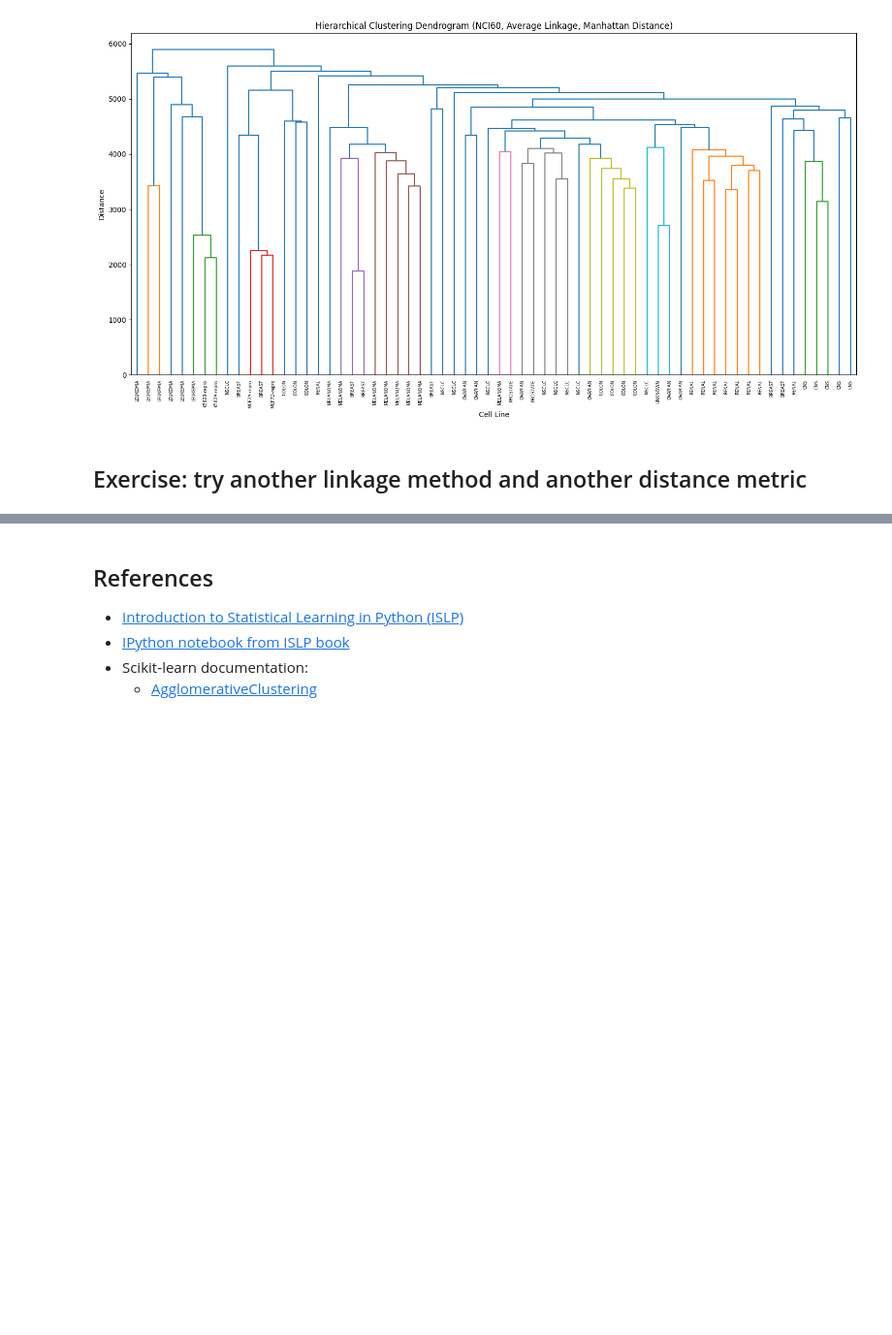
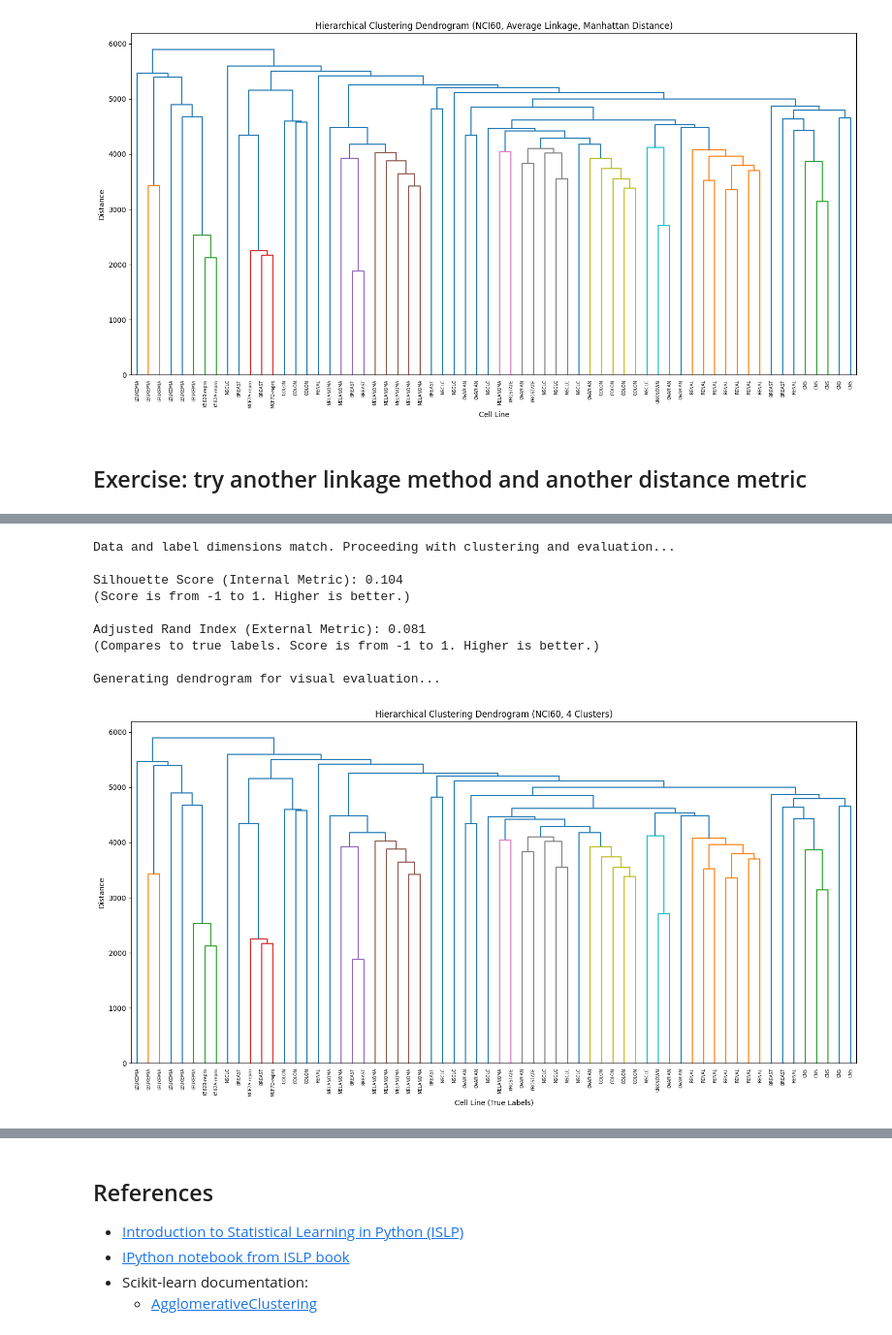
Before and after one commit to neelsoumya/python_machine_learning, a Jupyter notebook: hierarchical_clustering_python.ipynb, the cells around one changed output, grey strips where cells are left out. Shown: that part at 97% size. Saved outputs shown, nothing was run; the diff lists cells and outputs as text; code cells hidden in the pictures; blank space fills up the shorter version.

```diff
--- a/hierarchical_clustering_python.ipynb
+++ b/hierarchical_clustering_python.ipynb
@@ -272,0 +306,70 @@ Cluster assignments for each sample:
+# %%
+import numpy as np
+import requests
+import io
+from sklearn.cluster import AgglomerativeClustering
+from scipy.cluster.hierarchy import dendrogram, linkage
+import matplotlib.pyplot as plt
+from sklearn.metrics import silhouette_score, adjusted_rand_score # Import evaluation metrics
+
+# URLs for the raw data and labels from your GitHub repository
+data_url = 'https://raw.githubusercontent.com/neelsoumya/python_machine_learning/main/data/NCI60data.npy'
+labs_url = 'https://raw.githubusercontent.com/neelsoumya/python_machine_learning/main/data/NCI60labs.csv'
+
+# --- Load Data and Labels ---
+response = requests.get(data_url)
+response.raise_for_status()
+X = np.load(io.BytesIO(response.content))
+
+response = requests.get(labs_url)
+response.raise_for_status()
+all_lines = response.text.strip().splitlines()
+labs = [label.strip('"') for label in all_lines[1:]] # Skip header
+
+# Proceed only if everything loaded correctly
+if X is not None and labs is not None and X.shape[0] == len(labs):
+    print("Data and label dimensions match. Proceeding with clustering and evaluation...")
+
+    # --- Hierarchical Clustering ---
+    # We will use 4 clusters for this example
+    n_clusters = 4
+    agg = AgglomerativeClustering(n_clusters=n_clusters, linkage='average', metric='manhattan')
+    cluster_labels = agg.fit_predict(X)
+
+    # --- 1. Internal Evaluation: Silhouette Score ---
+    # Measures how well-separated clusters are based on the data itself.
+    silhouette = silhouette_score(X, cluster_labels, metric='manhattan')
+    print(f"\nSilhouette Score (Internal Metric): {silhouette:.3f}")
+    print("(Score is from -1 to 1. Higher is better.)")
+
+    # --- 2. External Evaluation: Adjusted Rand Index ---
+    # Compares our cluster labels to the true cancer type labels.
+    ari = adjusted_rand_score(labs, cluster_labels)
+    print(f"\nAdjusted Rand Index (External Metric): {ari:.3f}")
+    print("(Compares to true labels. Score is from -1 to 1. Higher is better.)")
+
+    # --- 3. Visual Evaluation: Dendrogram ---
+    print("\nGenerating dendrogram for visual evaluation...")
+    Z = linkage(X, method='average', metric='cityblock')
+
+    plt.figure(figsize=(15, 8))
+    dendrogram(Z, labels=labs)
+    plt.title(f'Hierarchical Clustering Dendrogram (NCI60, {n_clusters} Clusters)')
+    plt.xlabel('Cell Line (True Labels)')
+    plt.ylabel('Distance')
+    plt.xticks(rotation=90)
+    plt.tight_layout()
+    plt.show()
+else:
+    print("\nCould not proceed due to data loading or dimension mismatch.")
+# %% [output]
+Data and label dimensions match. Proceeding with clustering and evaluation...
+
+Silhouette Score (Internal Metric): 0.104
+(Score is from -1 to 1. Higher is better.)
+
+Adjusted Rand Index (External Metric): 0.081
+(Compares to true labels. Score is from -1 to 1. Higher is better.)
+
+Generating dendrogram for visual evaluation...
+[figure, added]
```
Also changed, not shown: parts of 3 cells of this notebook.
